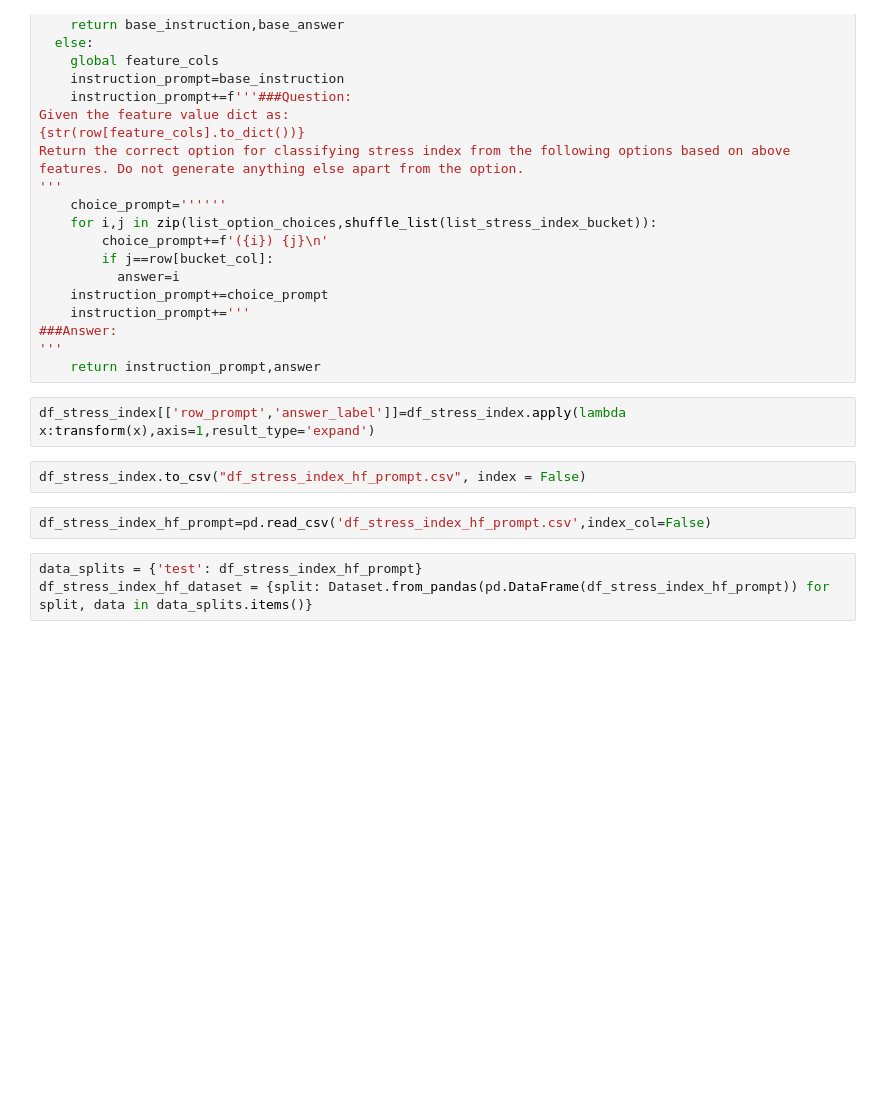
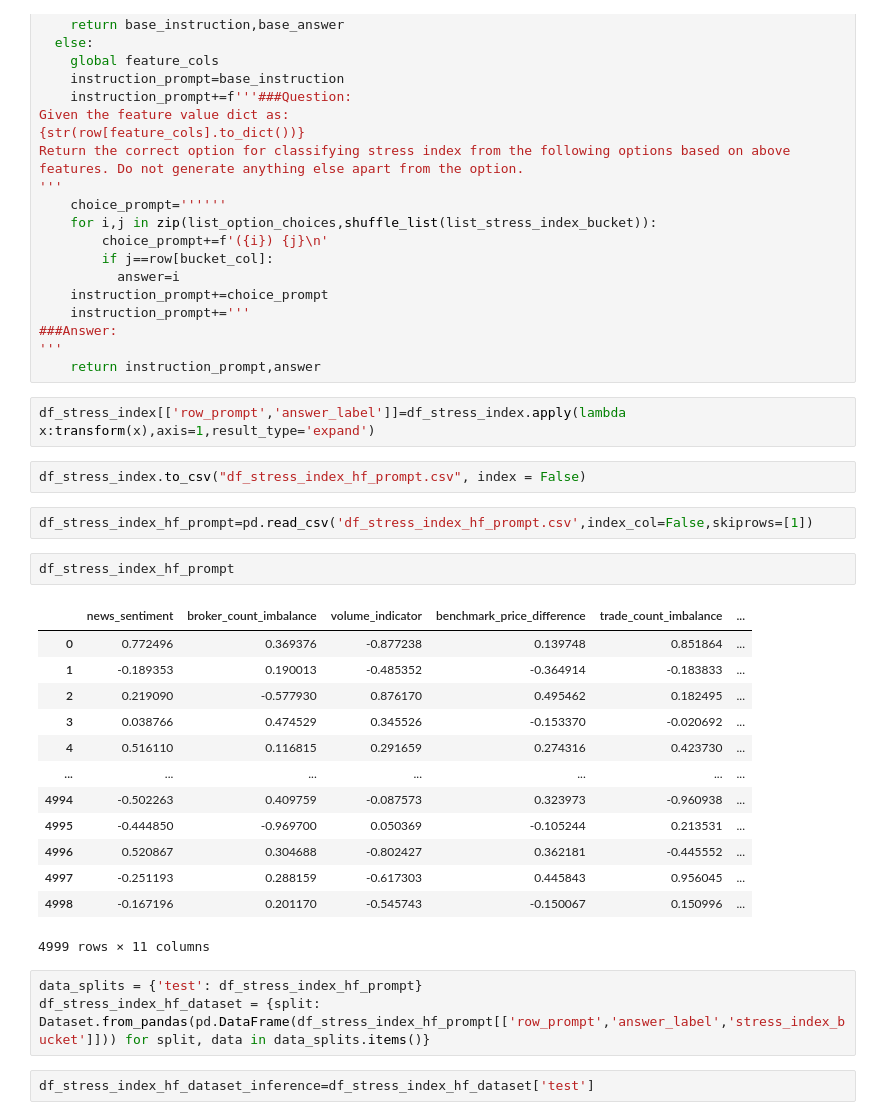
Before and after one commit to Abhi23run/Uncertainty_Quantification_LLMs, a Jupyter notebook: Code/Uncertainty_Quantification_Pipeline.ipynb, the cells around one changed output. Cells and saved outputs as stored; diff of their text form; blank space fills up the shorter version.

```diff
--- a/Code/Uncertainty_Quantification_Pipeline.ipynb
+++ b/Code/Uncertainty_Quantification_Pipeline.ipynb
@@ -369,7 +369,25 @@ df_stress_index[['row_prompt','answer_label']]=df_stress_index.apply(lambda x:tr
 # %%
 df_stress_index.to_csv("df_stress_index_hf_prompt.csv", index = False)
 # %%
-df_stress_index_hf_prompt=pd.read_csv('df_stress_index_hf_prompt.csv',index_col=False)
+df_stress_index_hf_prompt=pd.read_csv('df_stress_index_hf_prompt.csv',index_col=False,skiprows=[1])
+# %%
+df_stress_index_hf_prompt
+# %% [output]
+|  | news_sentiment | broker_count_imbalance | volume_indicator | benchmark_price_difference | trade_count_imbalance | ... |
+| 0 | 0.772496 | 0.369376 | -0.877238 | 0.139748 | 0.851864 | ... |
+| 1 | -0.189353 | 0.190013 | -0.485352 | -0.364914 | -0.183833 | ... |
+| 2 | 0.219090 | -0.577930 | 0.876170 | 0.495462 | 0.182495 | ... |
+| 3 | 0.038766 | 0.474529 | 0.345526 | -0.153370 | -0.020692 | ... |
+| 4 | 0.516110 | 0.116815 | 0.291659 | 0.274316 | 0.423730 | ... |
+| ... | ... | ... | ... | ... | ... | ... |
+| 4994 | -0.502263 | 0.409759 | -0.087573 | 0.323973 | -0.960938 | ... |
+| 4995 | -0.444850 | -0.969700 | 0.050369 | -0.105244 | 0.213531 | ... |
+| 4996 | 0.520867 | 0.304688 | -0.802427 | 0.362181 | -0.445552 | ... |
+| 4997 | -0.251193 | 0.288159 | -0.617303 | 0.445843 | 0.956045 | ... |
+| 4998 | -0.167196 | 0.201170 | -0.545743 | -0.150067 | 0.150996 | ... |
+4999 rows × 11 columns
 # %%
 data_splits = {'test': df_stress_index_hf_prompt}
-df_stress_index_hf_dataset = {split: Dataset.from_pandas(pd.DataFrame(df_stress_index_hf_prompt)) for split, data in data_splits.items()}
+df_stress_index_hf_dataset = {split: Dataset.from_pandas(pd.DataFrame(df_stress_index_hf_prompt[['row_prompt','answer_label','stress_index_bucket']])) for split, data in data_splits.items()}
+# %%
+df_stress_index_hf_dataset_inference=df_stress_index_hf_dataset['test']
```
Also changed, not shown: parts of 11 cells of this notebook.
